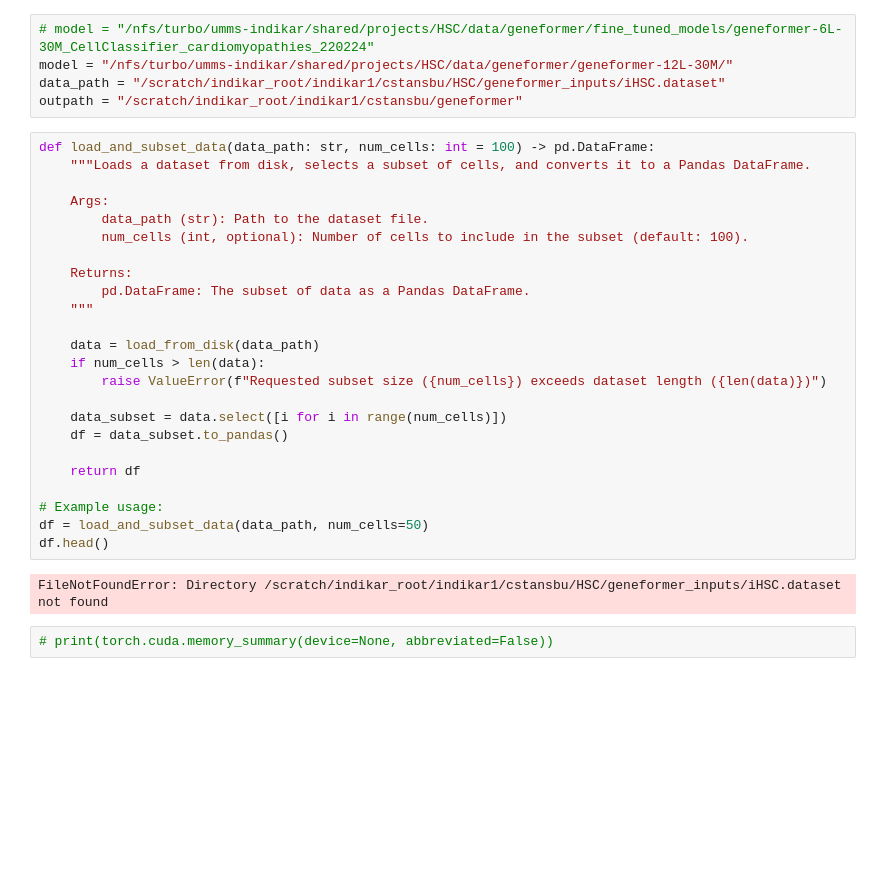
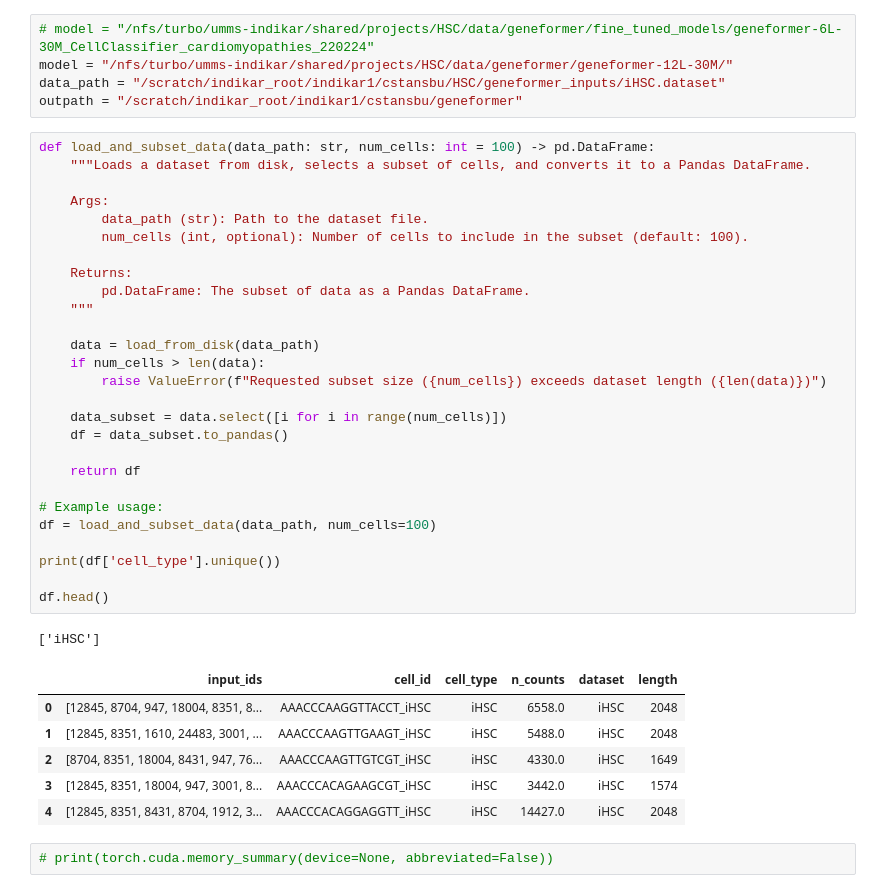
Before and after one commit to CooperStansbury/ONT-single-cell, a Jupyter notebook: notebooks/geneformer/extract_embedding.ipynb, the cells around one changed output. Saved outputs shown, nothing was run; the diff lists cells and outputs as text; blank space fills up the shorter version.

```diff
--- a/notebooks/geneformer/extract_embedding.ipynb
+++ b/notebooks/geneformer/extract_embedding.ipynb
@@ -23,29 +23,38 @@ outpath = "/scratch/indikar_root/indikar1/cstansbu/geneformer"
 # %%
 def load_and_subset_data(data_path: str, num_cells: int = 100) -> pd.DataFrame:
     """Loads a dataset from disk, selects a subset of cells, and converts it to a Pandas DataFrame.
 
     Args:
         data_path (str): Path to the dataset file.
         num_cells (int, optional): Number of cells to include in the subset (default: 100).
 
     Returns:
         pd.DataFrame: The subset of data as a Pandas DataFrame.
     """
 
     data = load_from_disk(data_path)
     if num_cells > len(data):
         raise ValueError(f"Requested subset size ({num_cells}) exceeds dataset length ({len(data)})")
 
     data_subset = data.select([i for i in range(num_cells)])
     df = data_subset.to_pandas()
 
     return df
 
 # Example usage:
-df = load_and_subset_data(data_path, num_cells=50)
+df = load_and_subset_data(data_path, num_cells=100)
+
+print(df['cell_type'].unique())
+
 df.head()
 # %% [output]
-FileNotFoundError: Directory /scratch/indikar_root/indikar1/cstansbu/HSC/geneformer_inputs/iHSC.dataset not found
+['iHSC']
+|  | input_ids | cell_id | cell_type | n_counts | dataset | length |
+| 0 | [12845, 8704, 947, 18004, 8351, 8... | AAACCCAAGGTTACCT_iHSC | iHSC | 6558.0 | iHSC | 2048 |
+| 1 | [12845, 8351, 1610, 24483, 3001, ... | AAACCCAAGTTGAAGT_iHSC | iHSC | 5488.0 | iHSC | 2048 |
+| 2 | [8704, 8351, 18004, 8431, 947, 76... | AAACCCAAGTTGTCGT_iHSC | iHSC | 4330.0 | iHSC | 1649 |
+| 3 | [12845, 8351, 18004, 947, 3001, 8... | AAACCCACAGAAGCGT_iHSC | iHSC | 3442.0 | iHSC | 1574 |
+| 4 | [12845, 8351, 8431, 8704, 1912, 3... | AAACCCACAGGAGGTT_iHSC | iHSC | 14427.0 | iHSC | 2048 |
 # %%
 # print(torch.cuda.memory_summary(device=None, abbreviated=False))
 # %%
```
Also changed, not shown: parts of 12 cells of this notebook, 22 other files.
